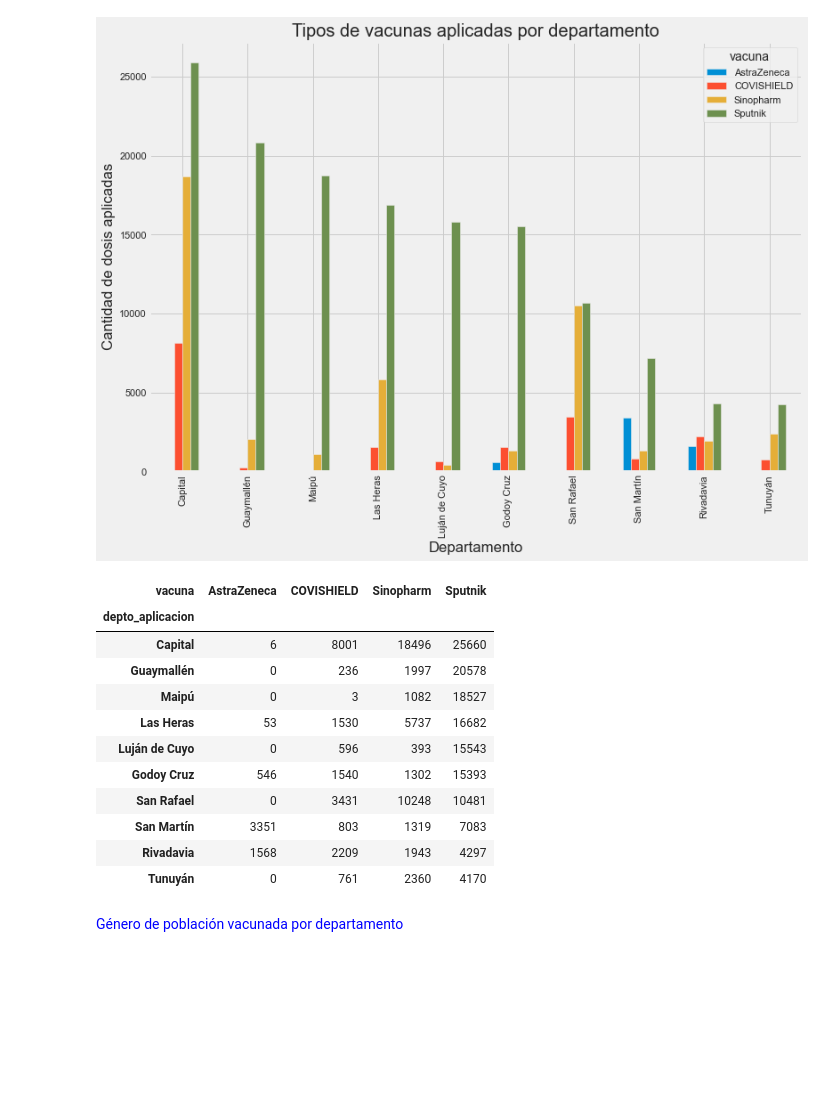
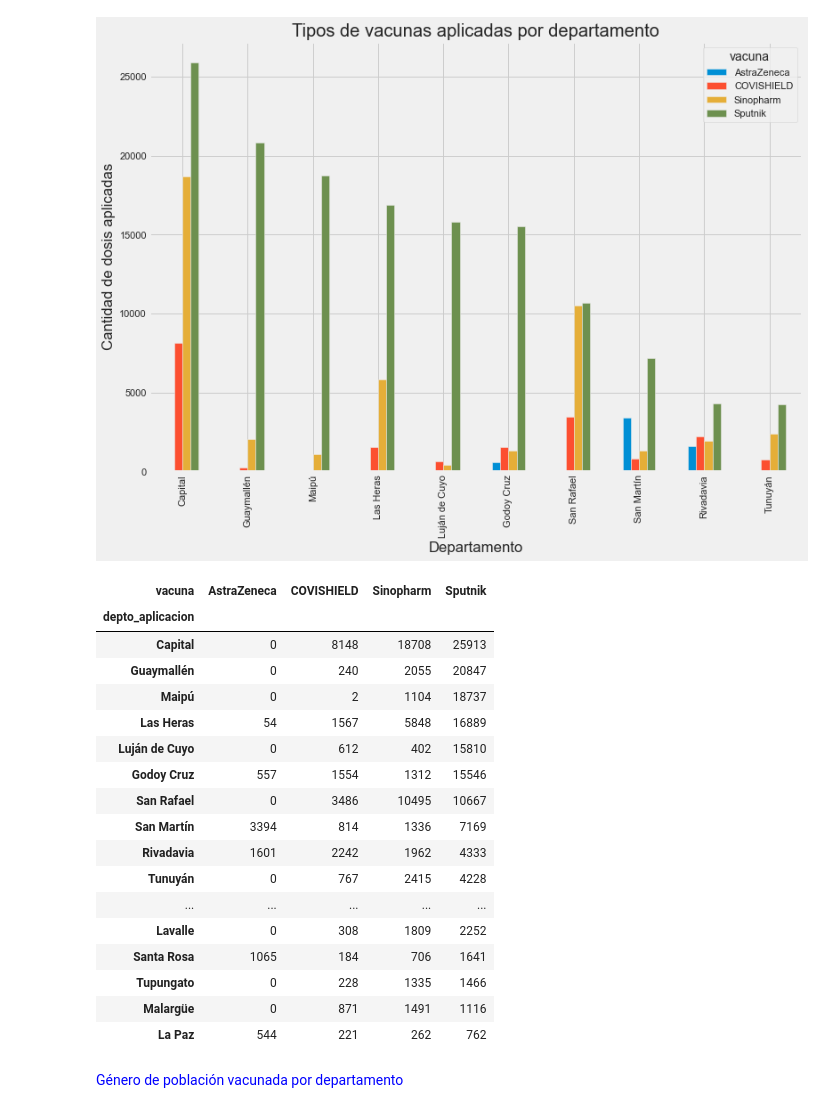
Before and after one commit to rodolfopardo/vacunasmendoza, a Jupyter notebook: Vacunas Mendoza.ipynb, the cells around one changed output. Cells and saved outputs as stored; diff of their text form; code cells hidden in the pictures; blank space fills up the shorter version.

```diff
--- a/Vacunas Mendoza.ipynb
+++ b/Vacunas Mendoza.ipynb
@@ -11,7 +11,7 @@ plt.style.use('fivethirtyeight')
 # %%
 #Data
 
-vacunas = pd.read_csv('/Users/rodolfopardo/Downloads/vacunas_covid.csv')
+vacunas = pd.read_csv('/Users/rodolfopardo/Downloads/vacunas_covid_new.csv')
 
 #Tiene como fuente el Ministerio de salud de la Nación
 # %% [markdown]
@@ -188,20 +166,26 @@ plt.show()
 # %%
 vacunas_mdz.groupby(['depto_aplicacion', 'vacuna']).size().unstack(level=1,
                                                                    fill_value=0).sort_values(ascending = False,
-                                                                                                      by = "Sputnik").head(10)
+                                                                                                      by = "Sputnik").head(18)
 # %% [output]
 | vacuna | AstraZeneca | COVISHIELD | Sinopharm | Sputnik |
 | depto_aplicacion |  |  |  |  |
-| Capital | 6 | 8001 | 18496 | 25660 |
-| Guaymallén | 0 | 236 | 1997 | 20578 |
-| Maipú | 0 | 3 | 1082 | 18527 |
-| Las Heras | 53 | 1530 | 5737 | 16682 |
-| Luján de Cuyo | 0 | 596 | 393 | 15543 |
-| Godoy Cruz | 546 | 1540 | 1302 | 15393 |
-| San Rafael | 0 | 3431 | 10248 | 10481 |
-| San Martín | 3351 | 803 | 1319 | 7083 |
-| Rivadavia | 1568 | 2209 | 1943 | 4297 |
-| Tunuyán | 0 | 761 | 2360 | 4170 |
+| Capital | 0 | 8148 | 18708 | 25913 |
+| Guaymallén | 0 | 240 | 2055 | 20847 |
+| Maipú | 0 | 2 | 1104 | 18737 |
+| Las Heras | 54 | 1567 | 5848 | 16889 |
+| Luján de Cuyo | 0 | 612 | 402 | 15810 |
+| Godoy Cruz | 557 | 1554 | 1312 | 15546 |
+| San Rafael | 0 | 3486 | 10495 | 10667 |
+| San Martín | 3394 | 814 | 1336 | 7169 |
+| Rivadavia | 1601 | 2242 | 1962 | 4333 |
+| Tunuyán | 0 | 767 | 2415 | 4228 |
+| ... | ... | ... | ... | ... |
+| Lavalle | 0 | 308 | 1809 | 2252 |
+| Santa Rosa | 1065 | 184 | 706 | 1641 |
+| Tupungato | 0 | 228 | 1335 | 1466 |
+| Malargüe | 0 | 871 | 1491 | 1116 |
+| La Paz | 544 | 221 | 262 | 762 |
 # %% [markdown]
 <p><font color= blue>Género de población vacunada por departamento</font></p>
 # %%
```
Also changed, not shown: parts of 6 cells of this notebook, 3 other files.
